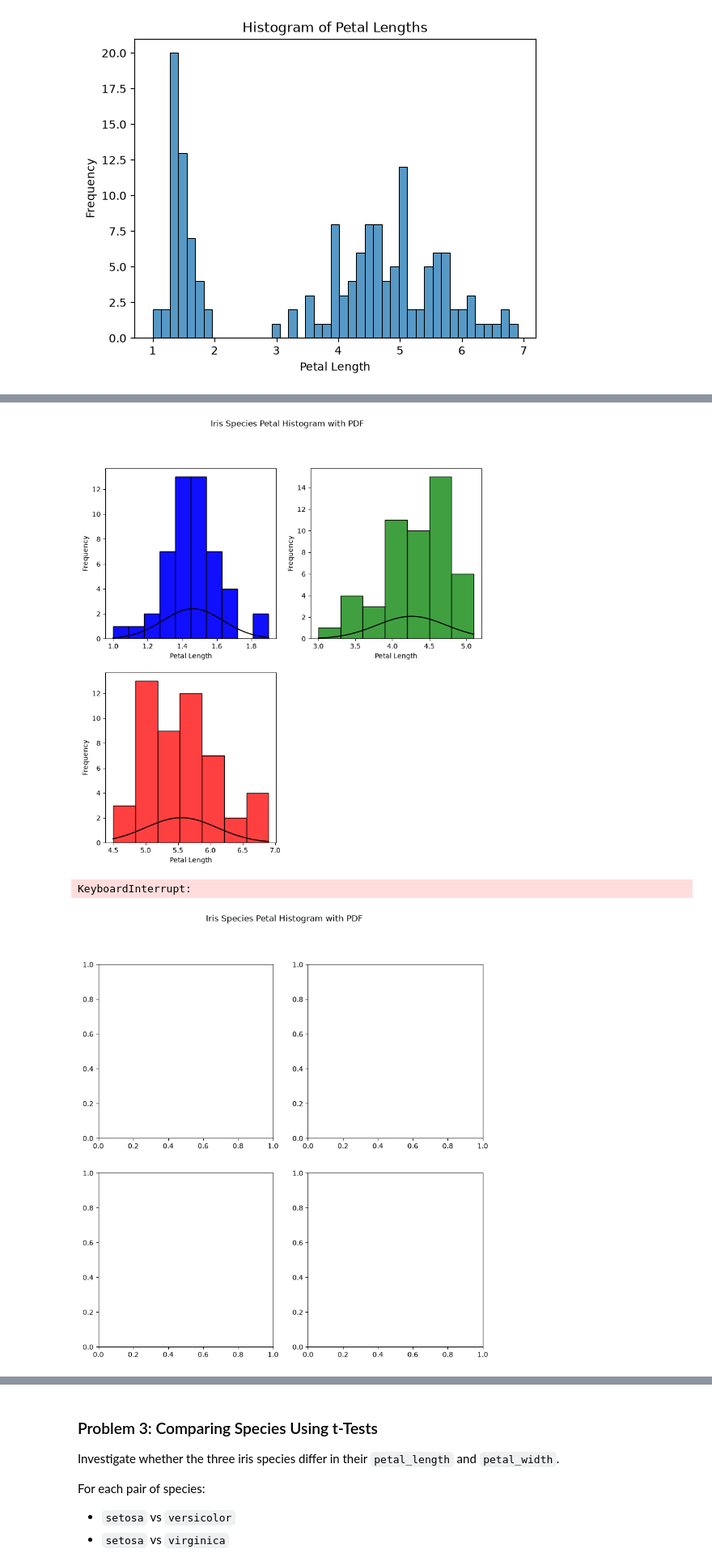
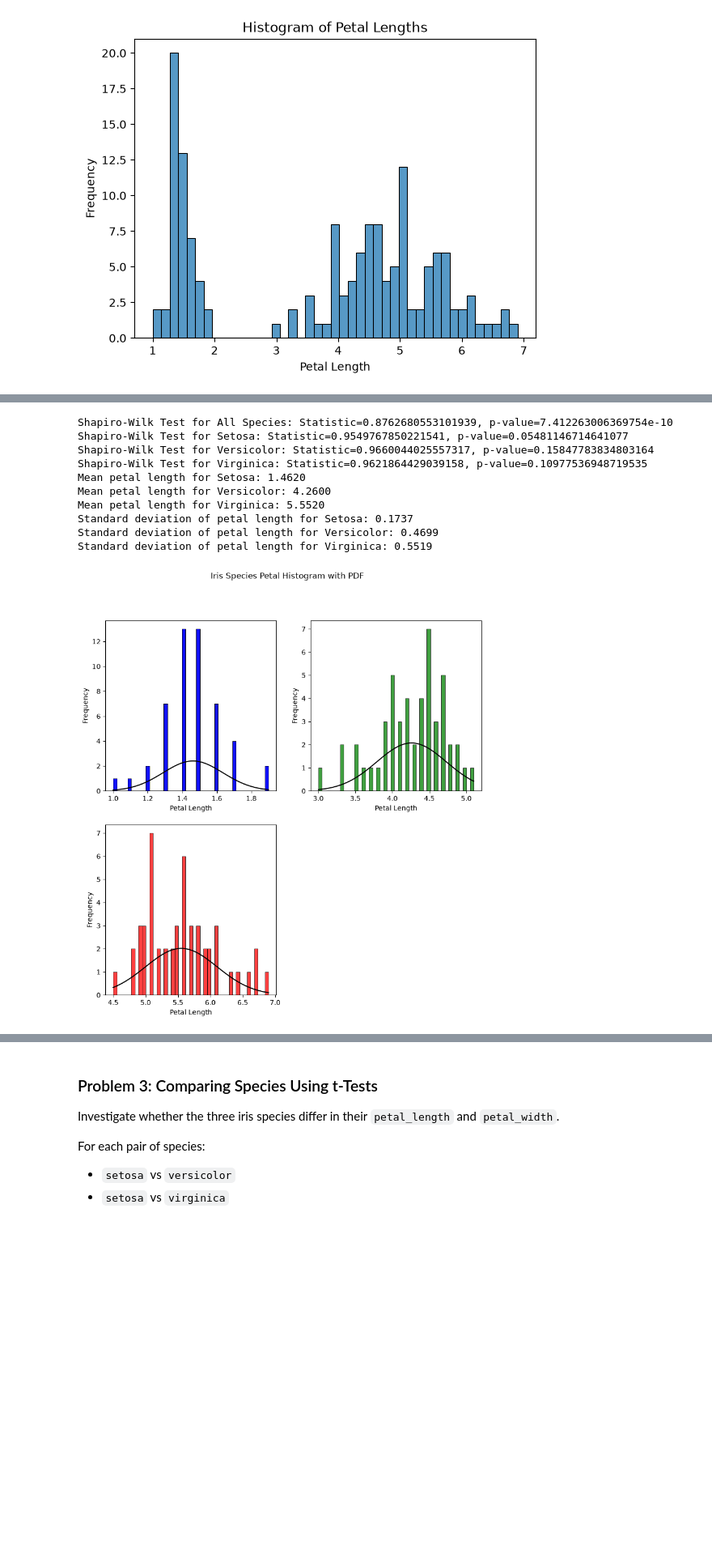
Before and after one commit to clydewatts1/PDFA_Applied_Statistics_Project, a Jupyter notebook: problems.ipynb, the cells around one changed output, grey strips where cells are left out. Shown at 81% size. Cells and saved outputs as stored; diff of their text form; code cells hidden in the pictures; blank space fills up the shorter version.

```diff
--- a/problems.ipynb
+++ b/problems.ipynb
@@ -25,6 +27,22 @@ from scipy.stats import norm
 IRIS_CSV = "data/iris.csv"
 # %%
 # Load into pandas dataframe
-iris_df = pd.read_csv(IRIS_CSV)
-iris_df.head()
+# try load the iris dataset into a pandas dataframe locally
+iris_df = None
+try:
+    iris_df = pd.read_csv(IRIS_CSV)
+    print("Successfully loaded iris dataset from local file.")
+    iris_df.head()
+except Exception as e:
+    print(f"Error loading iris dataset: {e}")
+# if iris_df could not be loaded then try download csv from internet
+if iris_df is None:
+    try:
+        iris_df = pd.read_csv("https://raw.githubusercontent.com/mwaskom/seaborn-data/master/iris.csv")
+        iris_df.head()
+        print("Successfully downloaded iris dataset from the internet.")
+    except Exception as e:
+        print(f"Error downloading iris dataset: {e}")
+if iris_df is None:
+    raise ValueError("Failed to load the iris dataset.")
 # %% [output]
@@ -120,33 +159,57 @@ axflat[0].set_ylabel("Frequency")
 # For a normal distribution we need the mean and standard deviation
 sns.histplot(df_setosa['petal_length'],ax=axflat[0], color='blue',bins=43)
 mean_setosa = df_setosa['petal_length'].mean()
 std_setosa = df_setosa['petal_length'].std()
+shapiro_test_all = shapiro(iris_df['petal_length'])
+print(f"Shapiro-Wilk Test for All Species: Statistic={shapiro_test_all.statistic}, p-value={shapiro_test_all.pvalue}")
+shapiro_test_setosa = shapiro(df_setosa['petal_length'])
+print(f"Shapiro-Wilk Test for Setosa: Statistic={shapiro_test_setosa.statistic}, p-value={shapiro_test_setosa.pvalue}")
+shapiro_test_versicolor = shapiro(df_versicolor['petal_length'])
+print(f"Shapiro-Wilk Test for Versicolor: Statistic={shapiro_test_versicolor.statistic}, p-value={shapiro_test_versicolor.pvalue}")
+shapiro_test_virginica = shapiro(df_virginica['petal_length'])
+print(f"Shapiro-Wilk Test for Virginica: Statistic={shapiro_test_virginica.statistic}, p-value={shapiro_test_virginica.pvalue}")
+# create x
 x = np.linspace(df_setosa['petal_length'].min(), df_setosa['petal_length'].max(), 100)
 y = norm.pdf(x, mean_setosa, std_setosa)
 axflat[0].plot(x, y * len(df_setosa['petal_length']) * (df_setosa['petal_length'].max() - df_setosa['petal_length'].min()) / 43, color='black')
 
 sns.histplot(df_versicolor['petal_length'], ax=axflat[1], color='green',bins=43)
 axflat[1].set_xlabel("Petal Length")
 axflat[1].set_ylabel("Frequency")
 mean_versicolor = df_versicolor['petal_length'].mean()
 std_versicolor = df_versicolor['petal_length'].std()
 x = np.linspace(df_versicolor['petal_length'].min(), df_versicolor['petal_length'].max(), 100)
 y = norm.pdf(x, mean_versicolor, std_versicolor)
 axflat[1].plot(x, y * len(df_versicolor['petal_length']) * (df_versicolor['petal_length'].max() - df_versicolor['petal_length'].min()) / 43, color='black')
 
 sns.histplot(df_virginica['petal_length'], ax=axflat[2], color='red',bins=43)
 axflat[2].set_xlabel("Petal Length")
 axflat[2].set_ylabel("Frequency")
 mean_virginica = df_virginica['petal_length'].mean()
 std_virginica = df_virginica['petal_length'].std()
 x = np.linspace(df_virginica['petal_length'].min(), df_virginica['petal_length'].max(), 100)
 y = norm.pdf(x, mean_virginica, std_virginica)
 axflat[2].plot(x, y * len(df_virginica['petal_length']) * (df_virginica['petal_length'].max() - df_virginica['petal_length'].min()) / 43, color='black')
 # Hide the unused subplot
 axflat[3].axis('off')
+# Print the mean of each petal length for each species
+print(f"Mean petal length for Setosa: {mean_setosa:.4f}")
+print(f"Mean petal length for Versicolor: {mean_versicolor:.4f}")
+print(f"Mean petal length for Virginica: {mean_virginica:.4f}")
+print(f"Standard deviation of petal length for Setosa: {std_setosa:.4f}")
+print(f"Standard deviation of petal length for Versicolor: {std_versicolor:.4f}")
+print(f"Standard deviation of petal length for Virginica: {std_virginica:.4f}")
 
 fig.show()
 # %% [output]
+Shapiro-Wilk Test for All Species: Statistic=0.8762680553101939, p-value=7.412263006369754e-10
+Shapiro-Wilk Test for Setosa: Statistic=0.9549767850221541, p-value=0.05481146714641077
+Shapiro-Wilk Test for Versicolor: Statistic=0.9660044025557317, p-value=0.15847783834803164
+Shapiro-Wilk Test for Virginica: Statistic=0.9621864429039158, p-value=0.10977536948719535
+Mean petal length for Setosa: 1.4620
+Mean petal length for Versicolor: 4.2600
+Mean petal length for Virginica: 5.5520
+Standard deviation of petal length for Setosa: 0.1737
+Standard deviation of petal length for Versicolor: 0.4699
+Standard deviation of petal length for Virginica: 0.5519
-[figure, old version]
+[figure, new version]
-KeyboardInterrupt:
-[figure, removed]
```
Also changed, not shown: parts of 14 cells of this notebook.
